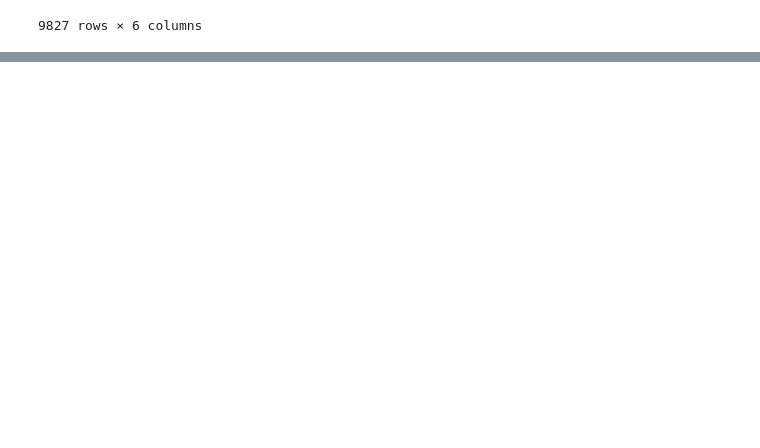
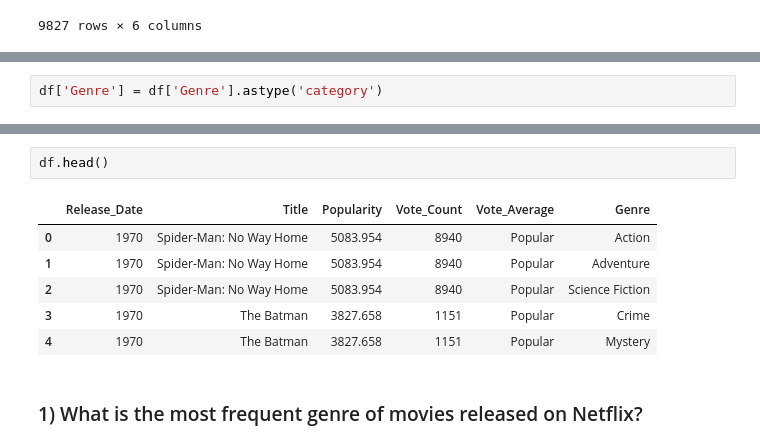
Before and after one commit to 24f2007064/DS-Notes-from-Basics, a Jupyter notebook: PROJECTS/NetFlix/Data process.ipynb, the cells around one changed output, grey strips where cells are left out. Cells and saved outputs as stored; diff of their text form; blank space fills up the shorter version.

```diff
--- a/PROJECTS/NetFlix/Data process.ipynb
+++ b/PROJECTS/NetFlix/Data process.ipynb
@@ -161,0 +210,2 @@ catagorise(df, 'Vote_Average', labels)
+# %%
+df['Genre'] = df['Genre'].astype('category')
@@ -161,0 +246,11 @@ catagorise(df, 'Vote_Average', labels)
+# %%
+df.head()
+# %% [output]
+|  | Release_Date | Title | Popularity | Vote_Count | Vote_Average | Genre |
+| 0 | 1970 | Spider-Man: No Way Home | 5083.954 | 8940 | Popular | Action |
+| 1 | 1970 | Spider-Man: No Way Home | 5083.954 | 8940 | Popular | Adventure |
+| 2 | 1970 | Spider-Man: No Way Home | 5083.954 | 8940 | Popular | Science Fiction |
+| 3 | 1970 | The Batman | 3827.658 | 1151 | Popular | Crime |
+| 4 | 1970 | The Batman | 3827.658 | 1151 | Popular | Mystery |
+# %% [markdown]
+### 1) What is the most frequent genre of movies released on Netflix?
```
Also changed, not shown: parts of 12 cells of this notebook.
